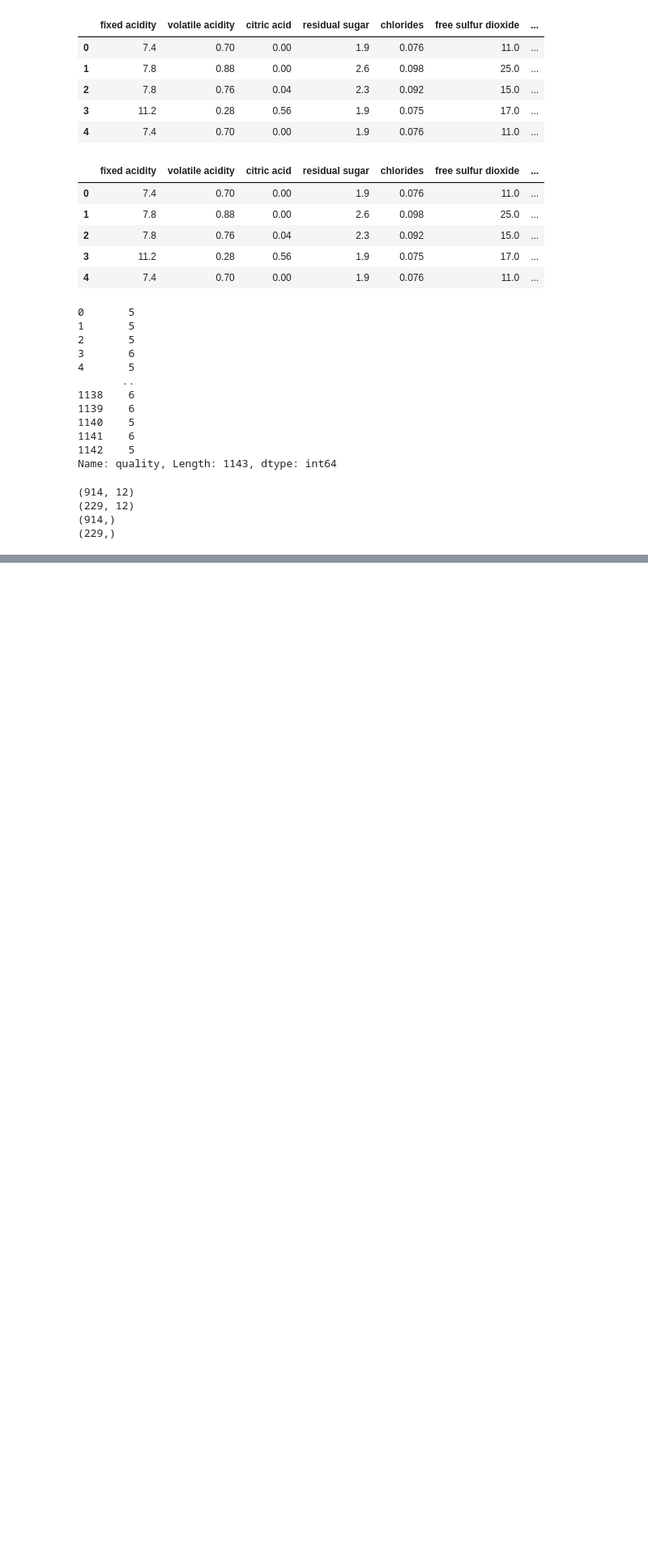
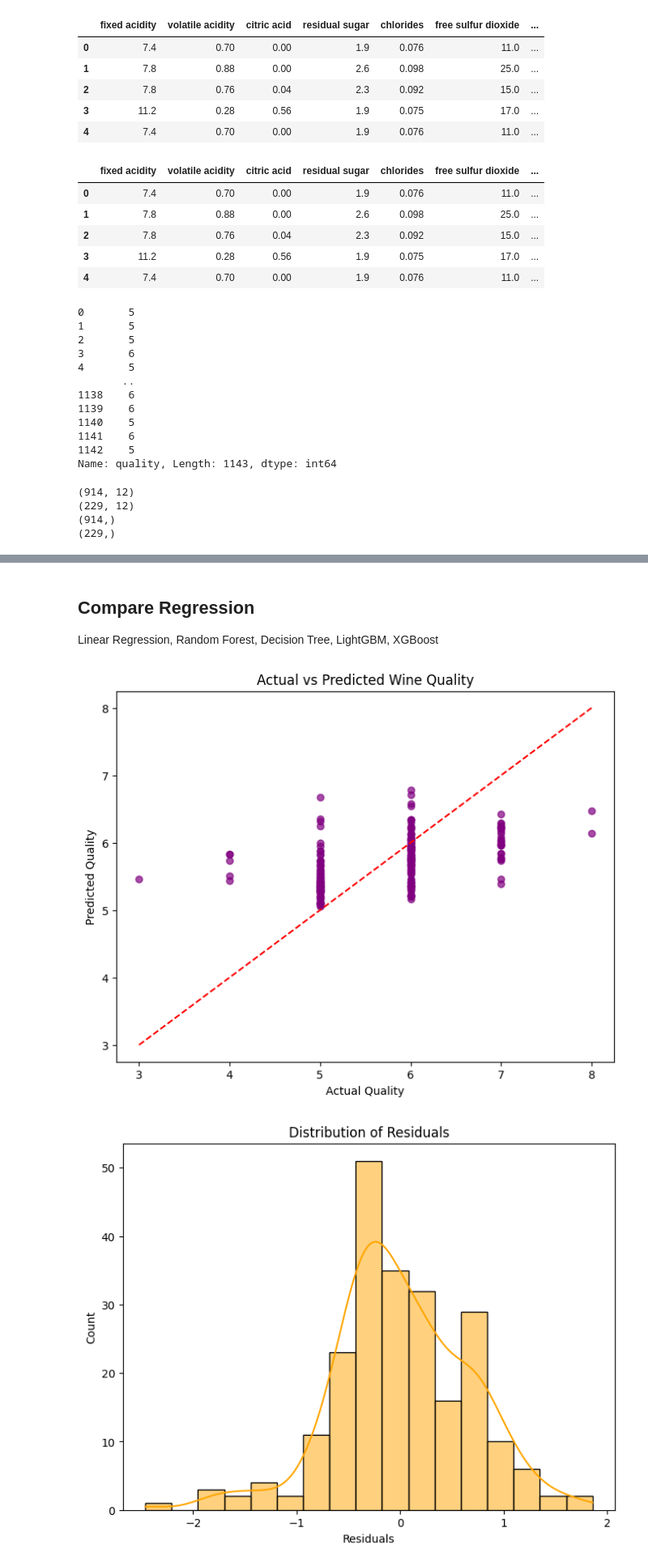
Before and after one commit to iristap/End-to-End-ML-Project, a Jupyter notebook: research/experiement.ipynb, the cells around one changed output, grey strips where cells are left out. Shown at 81% size. Saved outputs shown, nothing was run; the diff lists cells and outputs as text; code cells hidden in the pictures; blank space fills up the shorter version.

```diff
--- a/research/experiement.ipynb
+++ b/research/experiement.ipynb
@@ -168,5 +168,5 @@ def eval_metrics(actual, pred):
 
     return rmse, mae, r2
 # %%
-predicted_value = lr.predict(X_test)
+predict = lr.predict(X_test)
 # %%
@@ -192,5 +192,5 @@ array([5.97040425, 5.28010502, 5.62190492, 5.28660235, 5.66049693,
 # %%
-(rmse, mae, r2) = eval_metrics(y_test, predicted_value)
+(rmse, mae, r2) = eval_metrics(y_test, predict)
 # %%
 print("rmse = ", rmse)
 print("mae = ", mae)
@@ -205,0 +202,3 @@ r2 =  0.24163715207682201
+# %% [markdown]
+## Compare Regression
+Linear Regression, Random Forest, Decision Tree, LightGBM, XGBoost
@@ -205,0 +212,35 @@ r2 =  0.24163715207682201
+# %%
+# สร้างและเทรนโมเดลแต่ละตัว
+models = {
+    'ElasticNet': ElasticNet(alpha=0.1, l1_ratio=0.5, random_state=42),
+    'LinearRegression': LinearRegression(),
+    'RandomForest': RandomForestRegressor(random_state=42),
+    'DecisionTree': DecisionTreeRegressor(random_state=42),
+    'LightGBM': LGBMRegressor(random_state=42),
+    'XGBoost': XGBRegressor(objective='reg:squarederror', random_state=42)
+}
+results = {}
+for name, model in models.items():
+    model.fit(X_train, y_train)
+    preds = model.predict(X_test)
+    rmse, mae, r2 = eval_metrics(y_test, preds)
+    results[name] = {'RMSE': rmse, 'MAE': mae, 'R2': r2}
+    # Plot Actual vs Predicted values
+    plt.figure(figsize=(8,6))
+    plt.scatter(y_test, preds, alpha=0.7, color='purple')
+    plt.xlabel("Actual Quality")
+    plt.ylabel("Predicted Quality")
+    plt.title("Actual vs Predicted Wine Quality")
+    plt.plot([y_test.min(), y_test.max()], [y_test.min(), y_test.max()], 'r--') # Diagonal line
+    plt.show()
+
+    # Plot Residuals
+    residuals = y_test - preds
+    plt.figure(figsize=(8,6))
+    sns.histplot(residuals, kde=True, color='orange')
+    plt.xlabel("Residuals")
+    plt.title("Distribution of Residuals")
+    plt.show()
+# %% [output]
+[figure, added]
+[figure, added]
```
Also changed, not shown: parts of 9 cells of this notebook, 2 other files.
